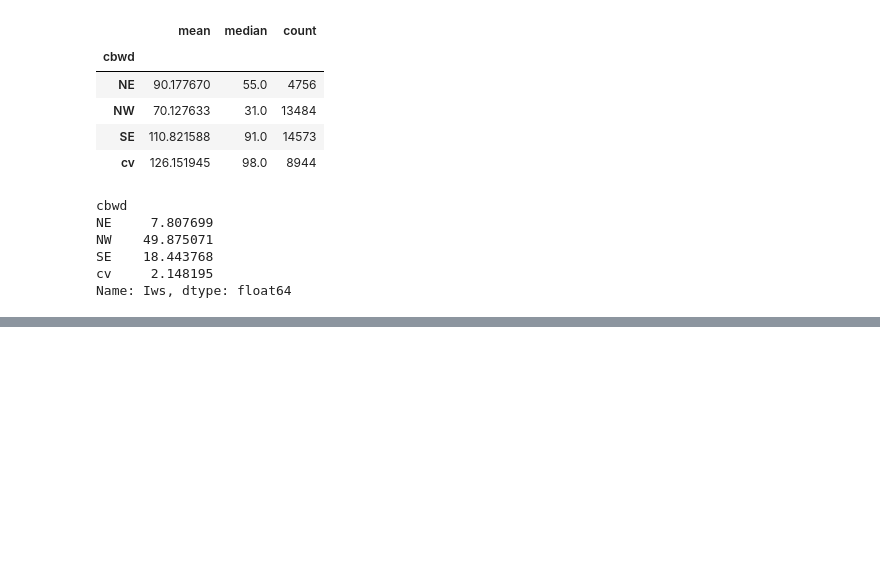
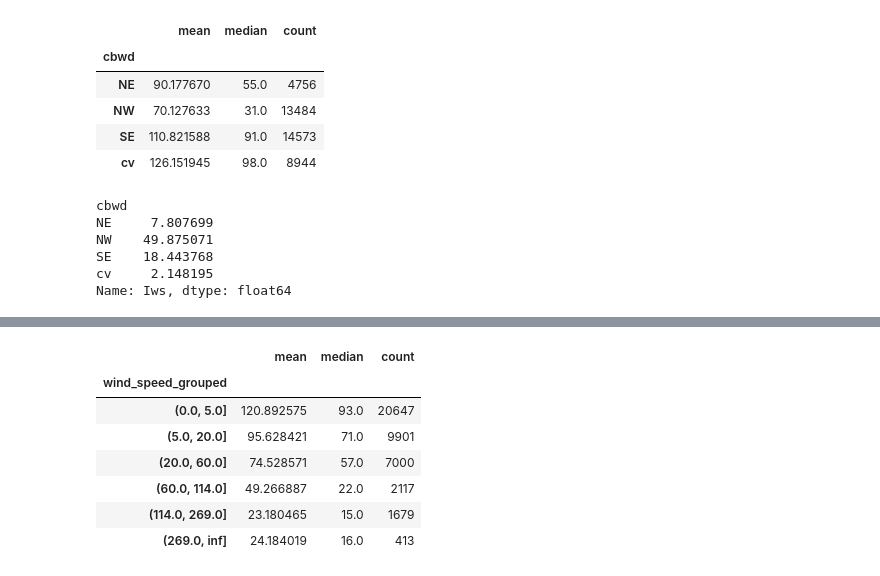
Before and after one commit to TimiNiyi/Air-quality-forecast-prediction-model, a Jupyter notebook: Data Cleaning and exploration with MongoDB.ipynb, the cells around one changed output, grey strips where cells are left out. Cells and saved outputs as stored; diff of their text form; code cells hidden in the pictures; blank space fills up the shorter version.

```diff
--- a/Data Cleaning and exploration with MongoDB.ipynb
+++ b/Data Cleaning and exploration with MongoDB.ipynb
@@ -526,0 +559,11 @@ Name: Iws, dtype: float64
+# %%
+df.groupby("wind_speed_grouped", observed=True)["pm2.5"].agg(["mean", "median", "count"])
+# %% [output]
+|  | mean | median | count |
+| wind_speed_grouped |  |  |  |
+| (0.0, 5.0] | 120.892575 | 93.0 | 20647 |
+| (5.0, 20.0] | 95.628421 | 71.0 | 9901 |
+| (20.0, 60.0] | 74.528571 | 57.0 | 7000 |
+| (60.0, 114.0] | 49.266887 | 22.0 | 2117 |
+| (114.0, 269.0] | 23.180465 | 15.0 | 1679 |
+| (269.0, inf] | 24.184019 | 16.0 | 413 |
```
Also changed, not shown: parts of 6 cells of this notebook.
